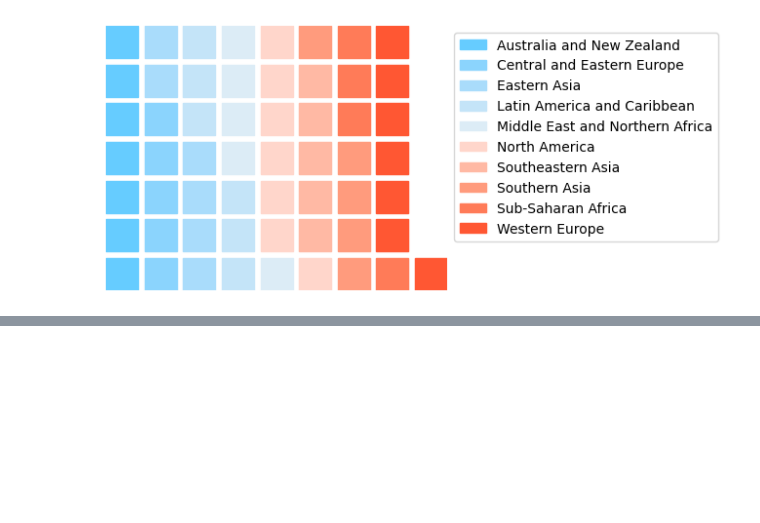
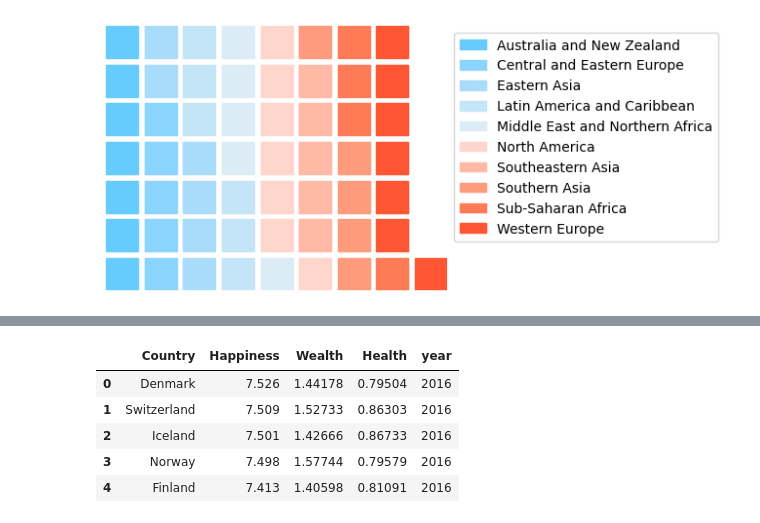
Before and after one commit to SirivellaAnjani/World-Happiness-Visualization, a Jupyter notebook: World_Happiness_Visualization.ipynb, the cells around one changed output, grey strips where cells are left out. Saved outputs shown, nothing was run; the diff lists cells and outputs as text; code cells hidden in the pictures; blank space fills up the shorter version.

```diff
--- a/World_Happiness_Visualization.ipynb
+++ b/World_Happiness_Visualization.ipynb
@@ -360,0 +394,18 @@ plt.show()
+# %%
+df_2015 = df_2015.rename(columns={"Happiness Score": "Happiness",
+                        "Economy (GDP per Capita)": "Wealth",
+                        "Health (Life Expectancy)": "Health"})
+df_2016 = df_2016.rename(columns={"Happiness Score": "Happiness",
+                        "Economy (GDP per Capita)": "Wealth",
+                        "Health (Life Expectancy)": "Health"})
+
+df_2015 = df_2015[['Country','Happiness', 'Wealth', 'Health','year']]
+df_2016 = df_2016[['Country','Happiness', 'Wealth', 'Health','year']]
+df_2016.head()
+# %% [output]
+|  | Country | Happiness | Wealth | Health | year |
+| 0 | Denmark | 7.526 | 1.44178 | 0.79504 | 2016 |
+| 1 | Switzerland | 7.509 | 1.52733 | 0.86303 | 2016 |
+| 2 | Iceland | 7.501 | 1.42666 | 0.86733 | 2016 |
+| 3 | Norway | 7.498 | 1.57744 | 0.79579 | 2016 |
+| 4 | Finland | 7.413 | 1.40598 | 0.81091 | 2016 |
```
Also changed, not shown: parts of 14 cells of this notebook.
